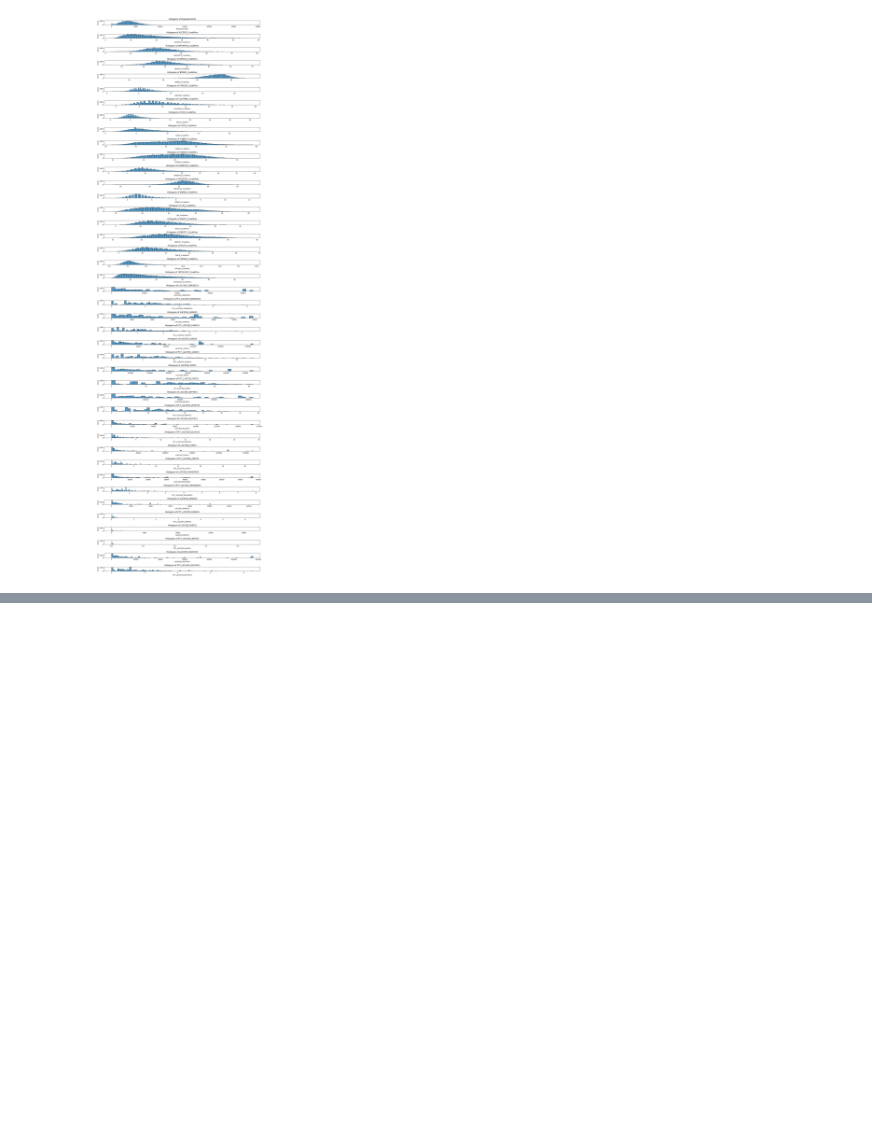
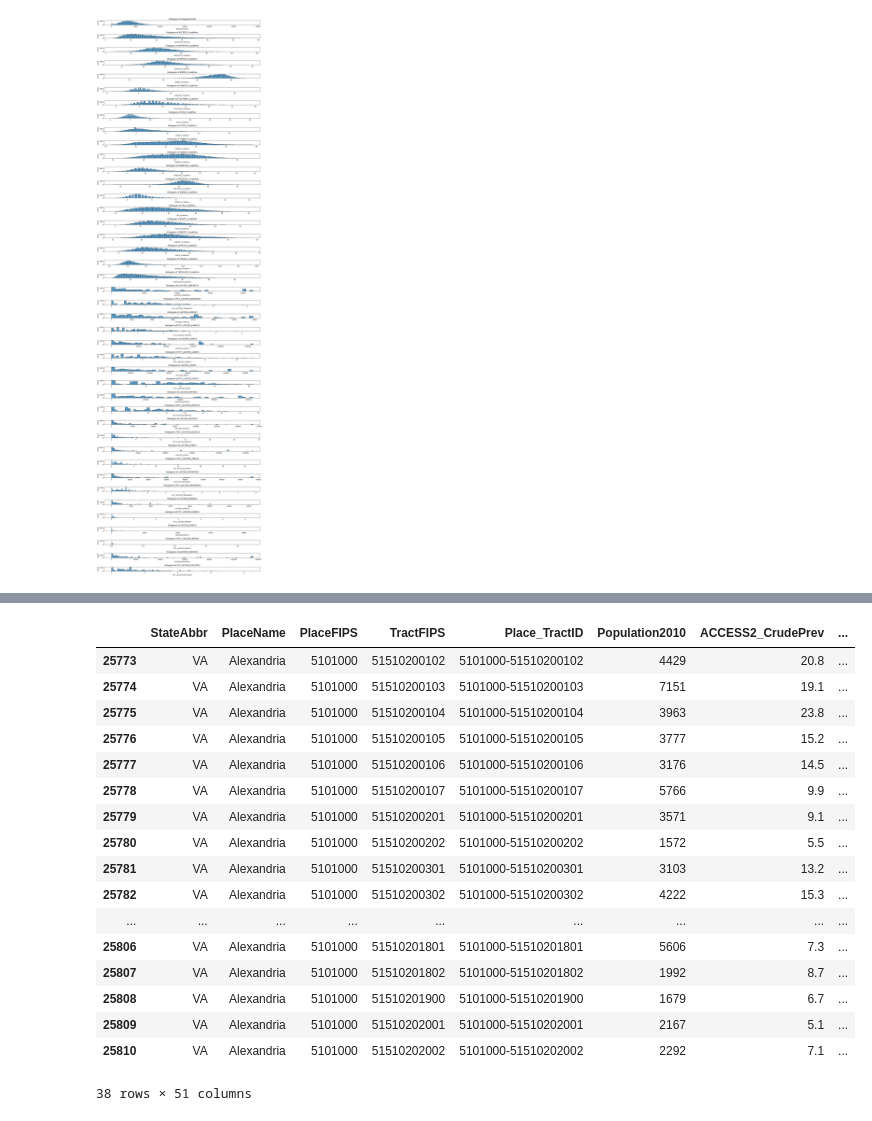
Before and after one commit to opheliasin/n1health_data_challenge, a Jupyter notebook: data_exploration.ipynb, the cells around one changed output, grey strips where cells are left out. Saved outputs shown, nothing was run; the diff lists cells and outputs as text; code cells hidden in the pictures; blank space fills up the shorter version.

```diff
--- a/data_exploration.ipynb
+++ b/data_exploration.ipynb
@@ -346,0 +312,23 @@ conn.close()
+# %%
+# Alexandria, VA has null values for PCT_LACCESS_SENIORS15 and other access columns
+
+merged_df[merged_df['PCT_LACCESS_SENIORS15'].isna()]
+# %% [output]
+|  | StateAbbr | PlaceName | PlaceFIPS | TractFIPS | Place_TractID | Population2010 | ACCESS2_CrudePrev | ... |
+| 25773 | VA | Alexandria | 5101000 | 51510200102 | 5101000-51510200102 | 4429 | 20.8 | ... |
+| 25774 | VA | Alexandria | 5101000 | 51510200103 | 5101000-51510200103 | 7151 | 19.1 | ... |
+| 25775 | VA | Alexandria | 5101000 | 51510200104 | 5101000-51510200104 | 3963 | 23.8 | ... |
+| 25776 | VA | Alexandria | 5101000 | 51510200105 | 5101000-51510200105 | 3777 | 15.2 | ... |
+| 25777 | VA | Alexandria | 5101000 | 51510200106 | 5101000-51510200106 | 3176 | 14.5 | ... |
+| 25778 | VA | Alexandria | 5101000 | 51510200107 | 5101000-51510200107 | 5766 | 9.9 | ... |
+| 25779 | VA | Alexandria | 5101000 | 51510200201 | 5101000-51510200201 | 3571 | 9.1 | ... |
+| 25780 | VA | Alexandria | 5101000 | 51510200202 | 5101000-51510200202 | 1572 | 5.5 | ... |
+| 25781 | VA | Alexandria | 5101000 | 51510200301 | 5101000-51510200301 | 3103 | 13.2 | ... |
+| 25782 | VA | Alexandria | 5101000 | 51510200302 | 5101000-51510200302 | 4222 | 15.3 | ... |
+| ... | ... | ... | ... | ... | ... | ... | ... | ... |
+| 25806 | VA | Alexandria | 5101000 | 51510201801 | 5101000-51510201801 | 5606 | 7.3 | ... |
+| 25807 | VA | Alexandria | 5101000 | 51510201802 | 5101000-51510201802 | 1992 | 8.7 | ... |
+| 25808 | VA | Alexandria | 5101000 | 51510201900 | 5101000-51510201900 | 1679 | 6.7 | ... |
+| 25809 | VA | Alexandria | 5101000 | 51510202001 | 5101000-51510202001 | 2167 | 5.1 | ... |
+| 25810 | VA | Alexandria | 5101000 | 51510202002 | 5101000-51510202002 | 2292 | 7.1 | ... |
+38 rows × 51 columns
```
Also changed, not shown: parts of 42 cells of this notebook.
